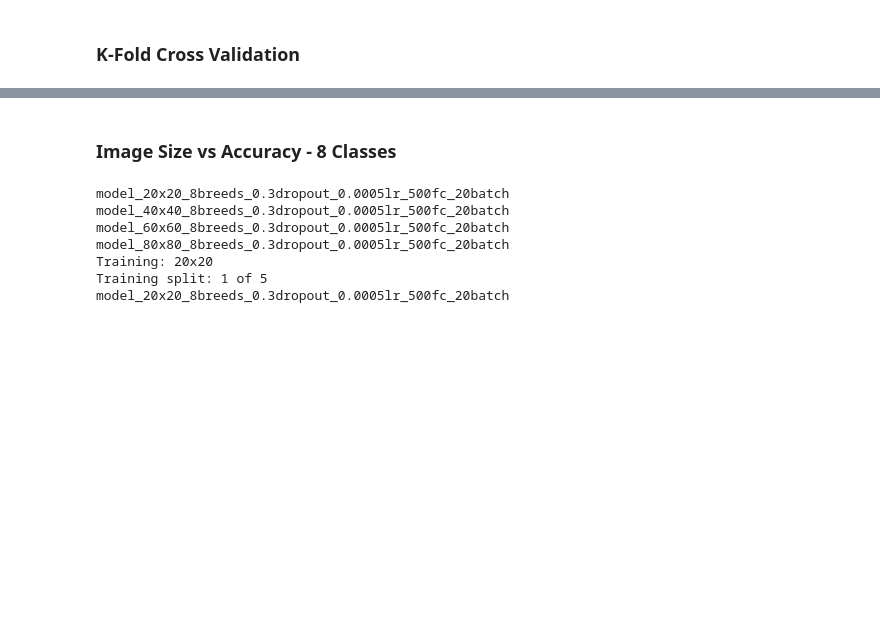
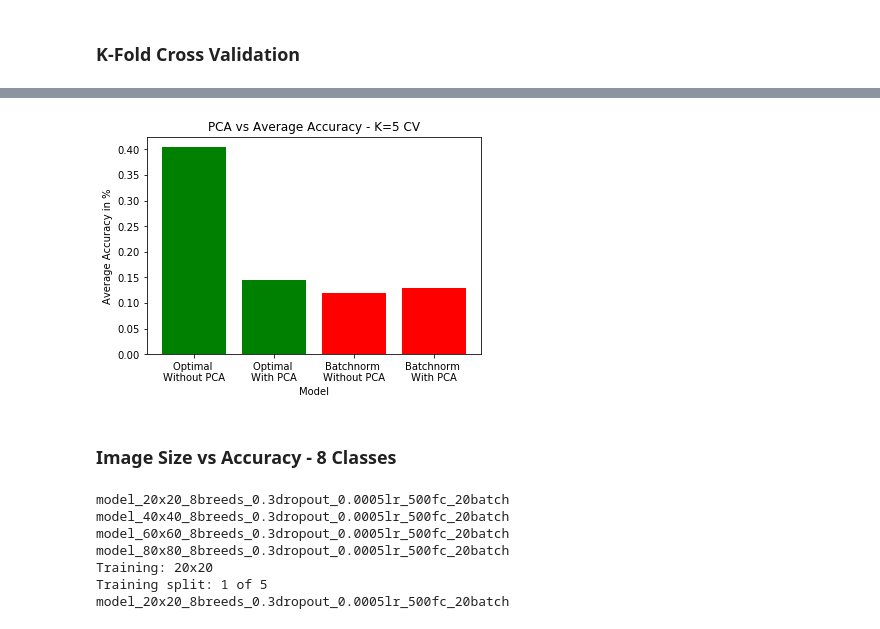
Before and after one commit to nschenone/COGS_118B_Final_Project, a Jupyter notebook: NN.ipynb, the cells around one changed output, grey strips where cells are left out. Saved outputs shown, nothing was run; the diff lists cells and outputs as text; code cells hidden in the pictures; blank space fills up the shorter version.

Commit message:
Model testing and evaluation

```diff
--- a/NN.ipynb
+++ b/NN.ipynb
@@ -288,3 +296,33 @@ Epoch 00005: val_loss improved from 1.80165 to 1.78992, saving model to models/m
+# %%
+wout_pca = 0.40457109283196246
+w_pca = 0.14421856639247946
+w_batchnorm = 0.11919506462984723
+w_batchnorm_pca = 0.1290716803760282
+# %%
+labels = ['Optimal \nWithout PCA', 'Optimal \nWith PCA', 'Batchnorm \nWithout PCA', 'Batchnorm \nWith PCA']
+x = ['Optimal Model Without PCA', 'Optimal Model With PCA']
+
+accuracy = [wout_pca, w_pca]
+
+x_pos = [i for i, _ in enumerate(x)]
+
+plt.bar(x_pos, accuracy, color='green')
+
+x_pos = [i+2 for i, _ in enumerate(x)]
+x = ['Batchnorm Model Without PCA', 'Batchnorm Model With PCA']
+accuracy = [w_batchnorm, w_batchnorm_pca]
+plt.bar(x_pos, accuracy, color='red')
+
+plt.xlabel("Model")
+plt.ylabel("Average Accuracy in %")
+plt.title("PCA vs Average Accuracy - K=5 CV")
+
+x_pos = [i for i, _ in enumerate(x)]
+plt.xticks([0,1,2,3], labels)
+
+plt.show()
+# %% [output]
+[figure, added]
 # %% [markdown]
 ### Image Size vs Accuracy - 8 Classes
 # %%
```
Also changed, not shown: parts of 11 cells of this notebook.
